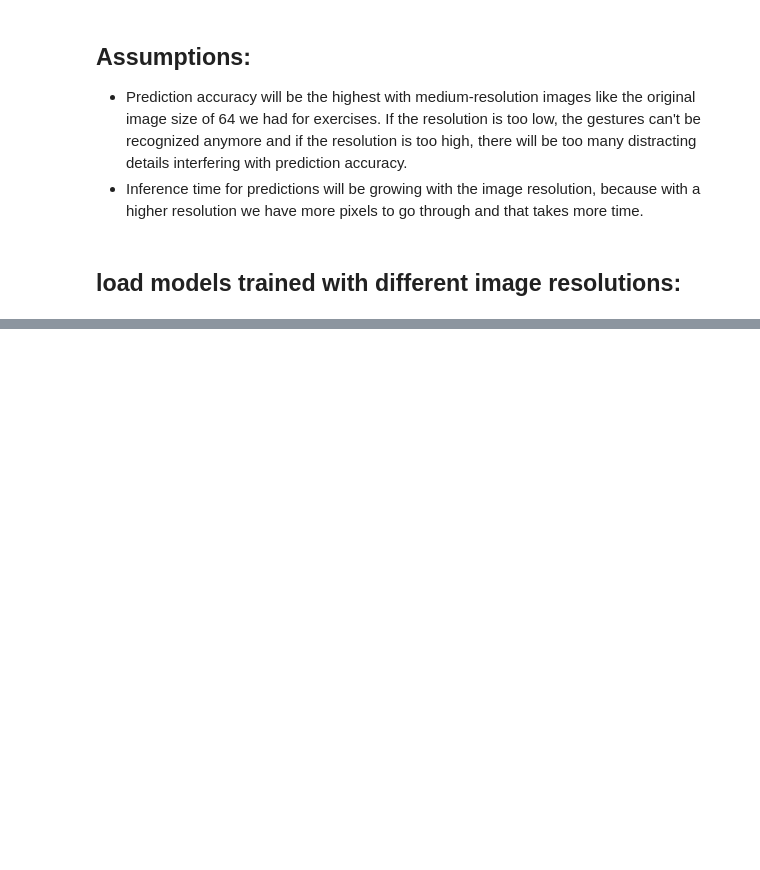
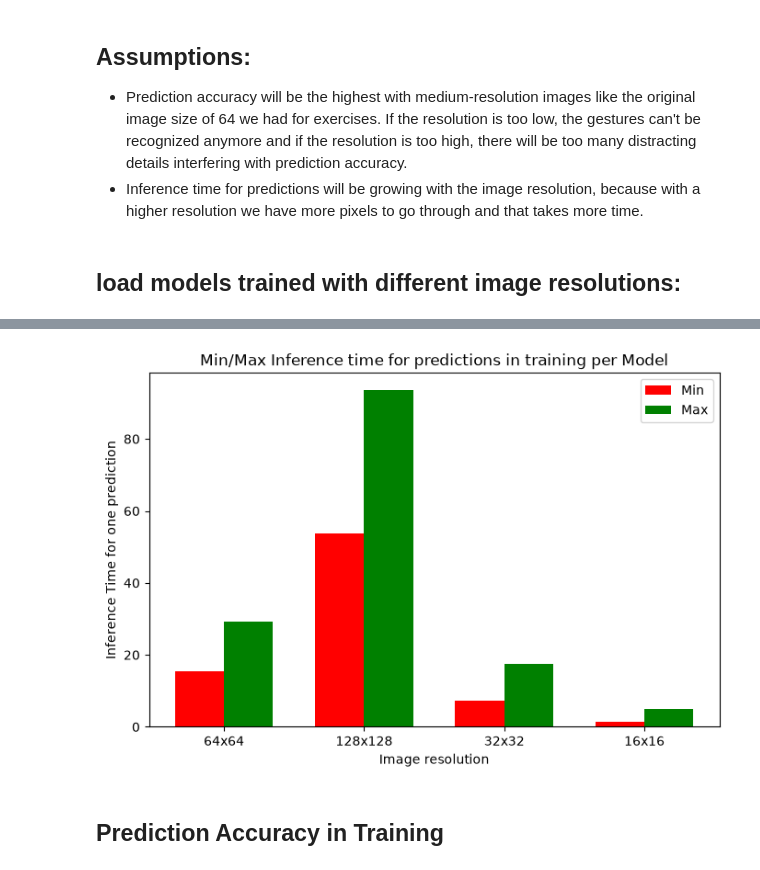
Before and after one commit to UT-ITT/assignment-05-cnn-cato-droid, a Jupyter notebook: 01-hyperparameters/hyperparameters.ipynb, the cells around one changed output, grey strips where cells are left out. Cells and saved outputs as stored; diff of their text form; code cells hidden in the pictures; blank space fills up the shorter version.

```diff
--- a/01-hyperparameters/hyperparameters.ipynb
+++ b/01-hyperparameters/hyperparameters.ipynb
@@ -48,0 +76,35 @@ write about/plot
+# %%
+min_1 = 15.5
+max_1 = 29.25
+min_2 = 53.625
+max_2 = 93.625
+min_3 = 7.25
+max_3 = 17.375
+min_4 = 1.375
+max_4 = 4.875
+# %%
+#plot min/max inference time for each image resolution
+labels = ["64x64", "128x128", "32x32", "16x16"]
+
+min_vals = [min_1, min_2, min_3, min_4]
+max_vals = [max_1, max_2, max_3, max_4]
+
+x = np.arange(4)
+width = 0.35
+
+plt.figure(figsize=(8, 5))
+
+plt.bar(x - width/2, min_vals, width, label="Min", color="red")
+plt.bar(x + width/2, max_vals, width, label="Max", color="green")
+
+plt.xlabel("Image resolution")
+plt.ylabel("Inference Time for one prediction")
+plt.title("Min/Max Inference time for predictions in training per Model")
+plt.xticks(x, labels)
+plt.legend()
+
+plt.show()
+# %% [output]
+[figure, added]
+# %% [markdown]
+## Prediction Accuracy in Training
```
Also changed, not shown: parts of 11 cells of this notebook, 12 other files.
